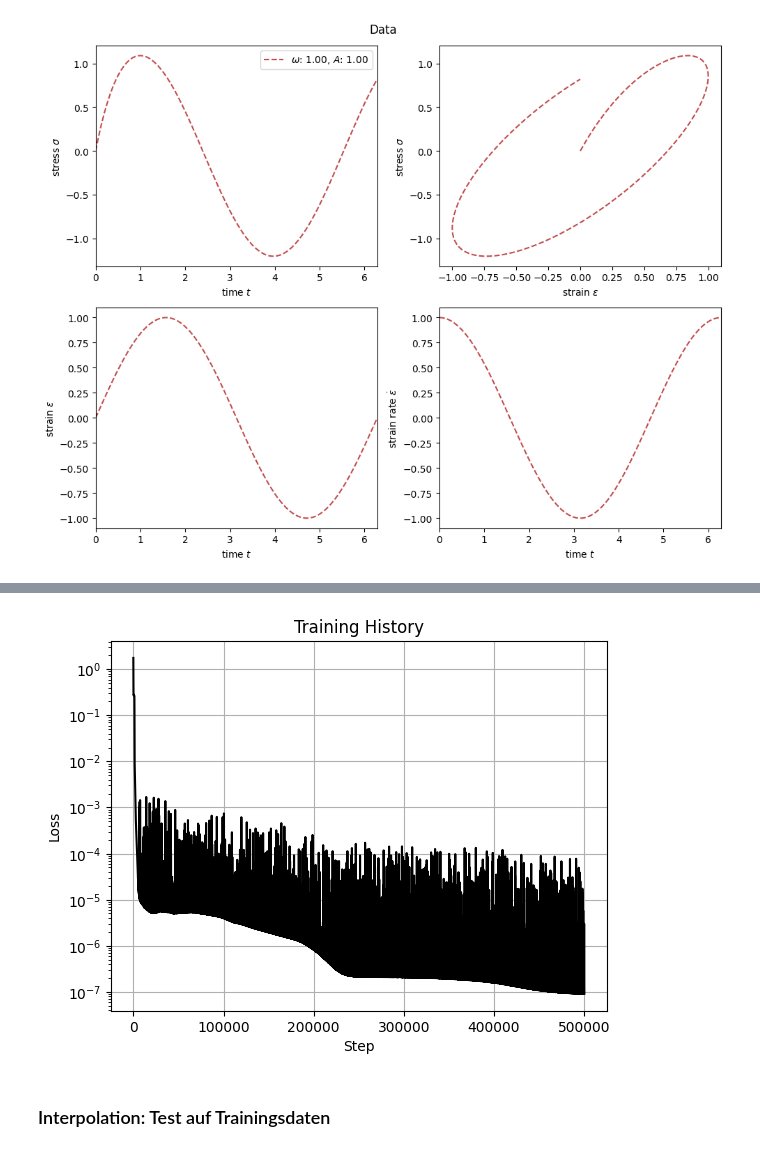
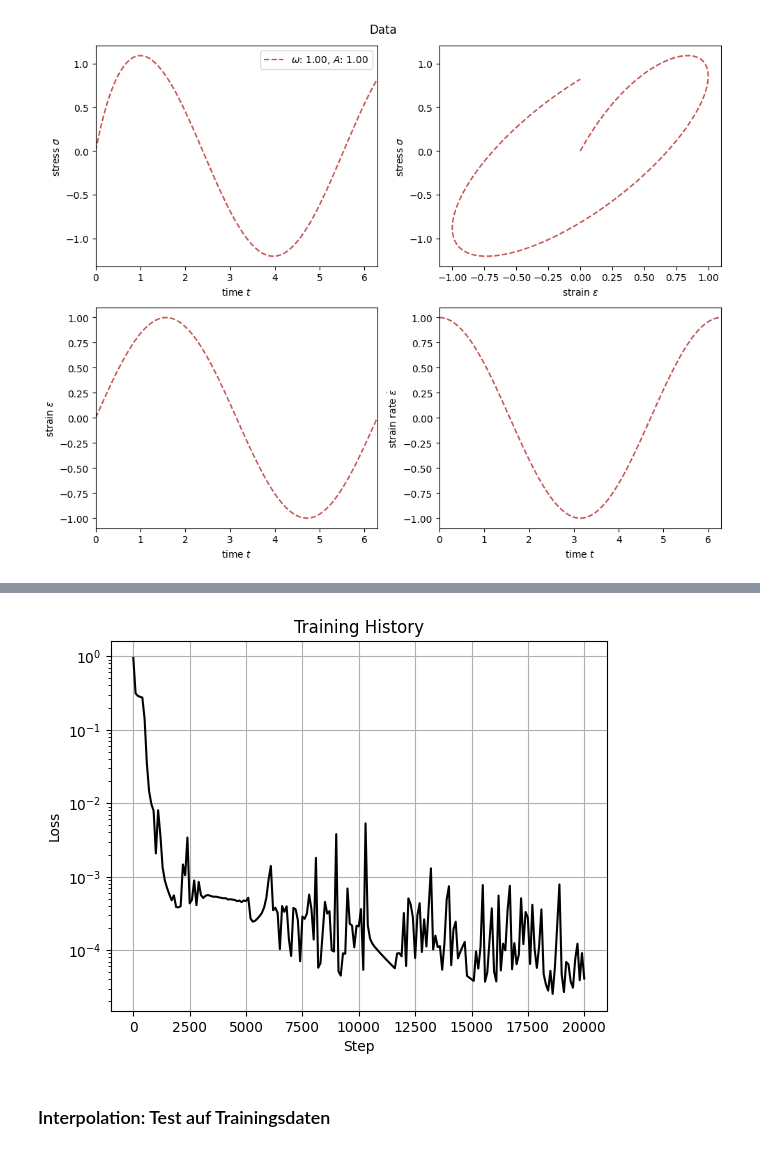
Before and after one commit to Lukas-F-1/ML-Tutorial-WS25_26, a Jupyter notebook: viscoelasticity/main.ipynb, the cells around one changed output, grey strips where cells are left out. Cells and saved outputs as stored; diff of their text form; code cells hidden in the pictures.

```diff
--- a/viscoelasticity/main.ipynb
+++ b/viscoelasticity/main.ipynb
@@ -104,7 +104,7 @@ model_rnn, history_rnn = klax.fit(
     model_rnn,
     ((eps_cal, dts_cal), sig_cal),
     batch_axis=0,
-    steps=500000,
+    steps=20000,
     history=klax.HistoryCallback(log_every=100),
     key=keys[1],
 )
@@ -131,4 +131,4 @@ Training took: 0:03:50.622619
-[figure, old version]
+[figure, new version]
 # %%
 model_rnn_ = klax.finalize(model_rnn)
 # %% [markdown]
```
Also changed, not shown: parts of 11 cells of this notebook, 2 other files.
